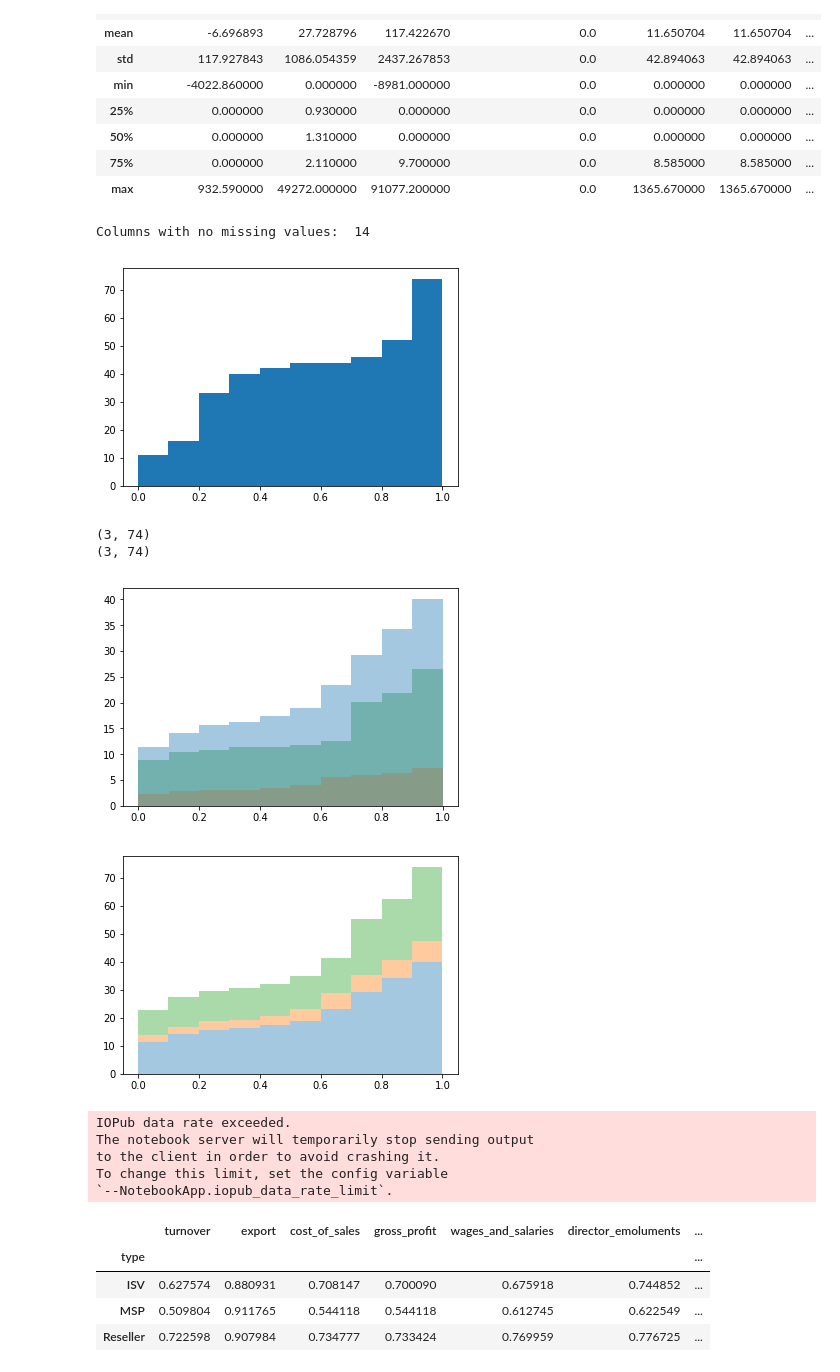
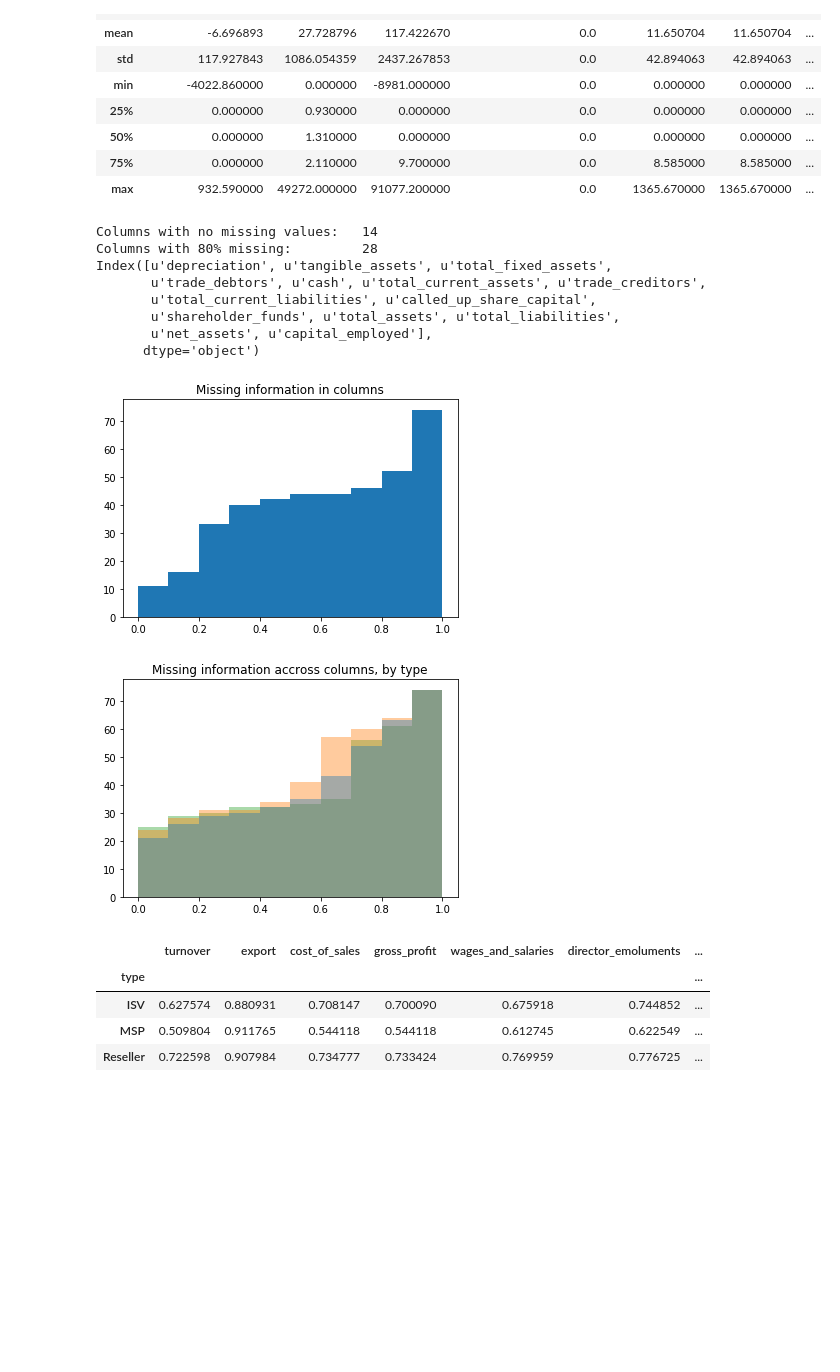
Before and after one commit to agarbuno/iqblade, a Jupyter notebook: python/exploratory_analysis.ipynb, the cells around one changed output. Drawn from its saved outputs; the diff is of its cells as text; code cells hidden in the pictures; blank space fills up the shorter version.

```diff
--- a/python/exploratory_analysis.ipynb
+++ b/python/exploratory_analysis.ipynb
@@ -89,44 +90,35 @@ d[d.columns[(d.describe().iloc[0]/len(y) == 1.0)]].describe()
 | 75% | 0.000000 | 2.110000 | 9.700000 | 0.0 | 8.585000 | 8.585000 | ... |
 | max | 932.590000 | 49272.000000 | 91077.200000 | 0.0 | 1365.670000 | 1365.670000 | ... |
 # %%
-print "Columns with no missing values: ", len(d.columns[(d.describe().iloc[0]/len(y) == 1.0)])
+print "Columns with no missing values:  ", len(d.columns[(d.describe().iloc[0]/len(y) == 1.0)])
+print "Columns with 80% missing:\t ", len(d.columns[(d.describe().iloc[0]/len(y) >= .8)])
+
+print d.columns[np.logical_and(.8 <= (np.array(d.describe().iloc[0]/len(y))),(np.array(d.describe().iloc[0]/len(y))) < 1)]
 # %% [output]
-Columns with no missing values:  14
+Columns with no missing values:   14
+Columns with 80% missing:         28
+Index([u'depreciation', u'tangible_assets', u'total_fixed_assets',
+       u'trade_debtors', u'cash', u'total_current_assets', u'trade_creditors',
+       u'total_current_liabilities', u'called_up_share_capital',
+       u'shareholder_funds', u'total_assets', u'total_liabilities',
+       u'net_assets', u'capital_employed'],
+      dtype='object')
 # %%
 plt.hist(d.describe().iloc[0]/len(y), cumulative = True, density = False, histtype = 'stepfilled');
+plt.title('Missing information in columns');
 # %% [output]
-[figure, old version]
+[figure, new version]
 # %%
 df = d
 df['type'] = pd.DataFrame(y).set_index(df.index)
 weights = np.array(df.drop('type', axis =1).isnull().groupby(df.type).count())
 df = df.drop('type', axis =1).isnull().groupby(df.type).mean()
-print weights.shape
-print df.shape
-# %% [output]
-(3, 74)
-(3, 74)
 # %%
-plt.hist(np.array(df).T, cumulative = True, density = False, histtype='stepfilled', alpha = .4, weights = 1.*weights.T/2060.);
+plt.hist(np.array(df).T, cumulative = True, density = False, histtype='stepfilled', alpha = .4);
+plt.title("Missing information accross columns, by type");
+# Note: There is an overlap, so it does not make sense to just stack the histograms
 # %% [output]
-[figure, old version]
+[figure, new version]
-# %%
-plt.hist(np.array(df).T, cumulative = True, density = False, histtype='stepfilled', alpha = .4, stacked = True,weights = 1.*weights.T/2060.);
-# %% [output]
-[figure, removed]
-# %%
-import plotly.plotly as py
-from plotly.graph_objs import *
-from plotly.offline import download_plotlyjs, init_notebook_mode, iplot
-import plotly.graph_objs as go
-
-init_notebook_mode()
-# %% [output]
-IOPub data rate exceeded.
-The notebook server will temporarily stop sending output
-to the client in order to avoid crashing it.
-To change this limit, set the config variable
-`--NotebookApp.iopub_data_rate_limit`.
 # %%
 df
 # %% [output]
```
Also changed, not shown: parts of 12 cells of this notebook, 1 other file.
